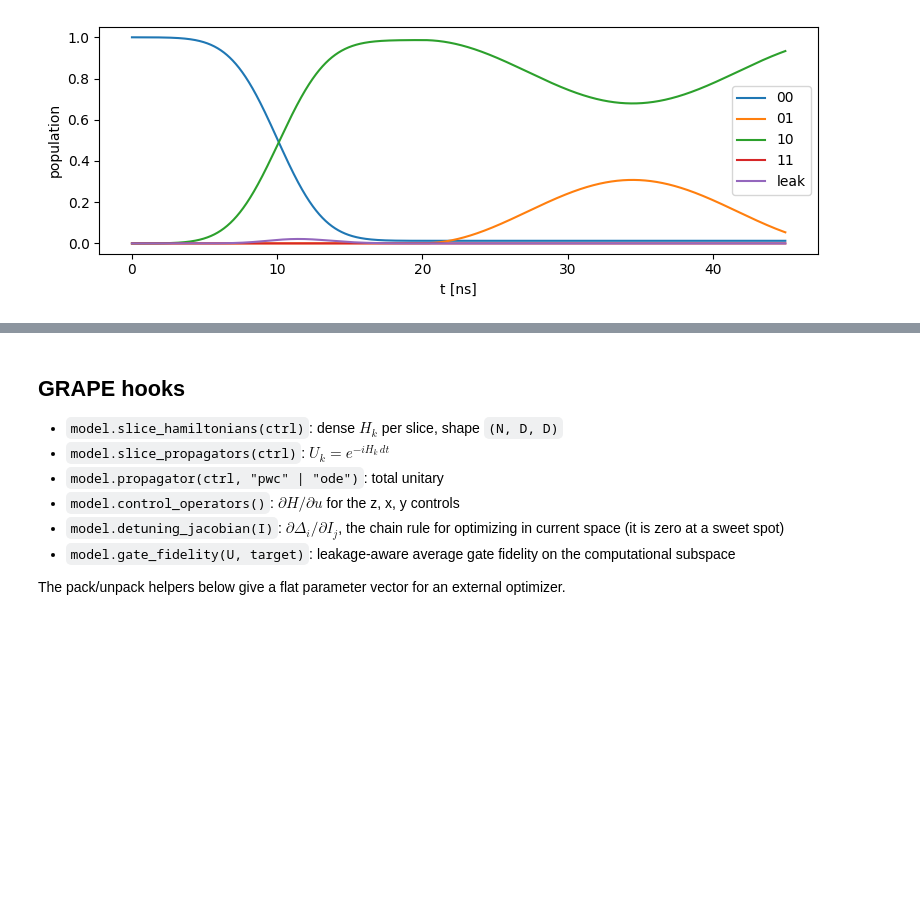
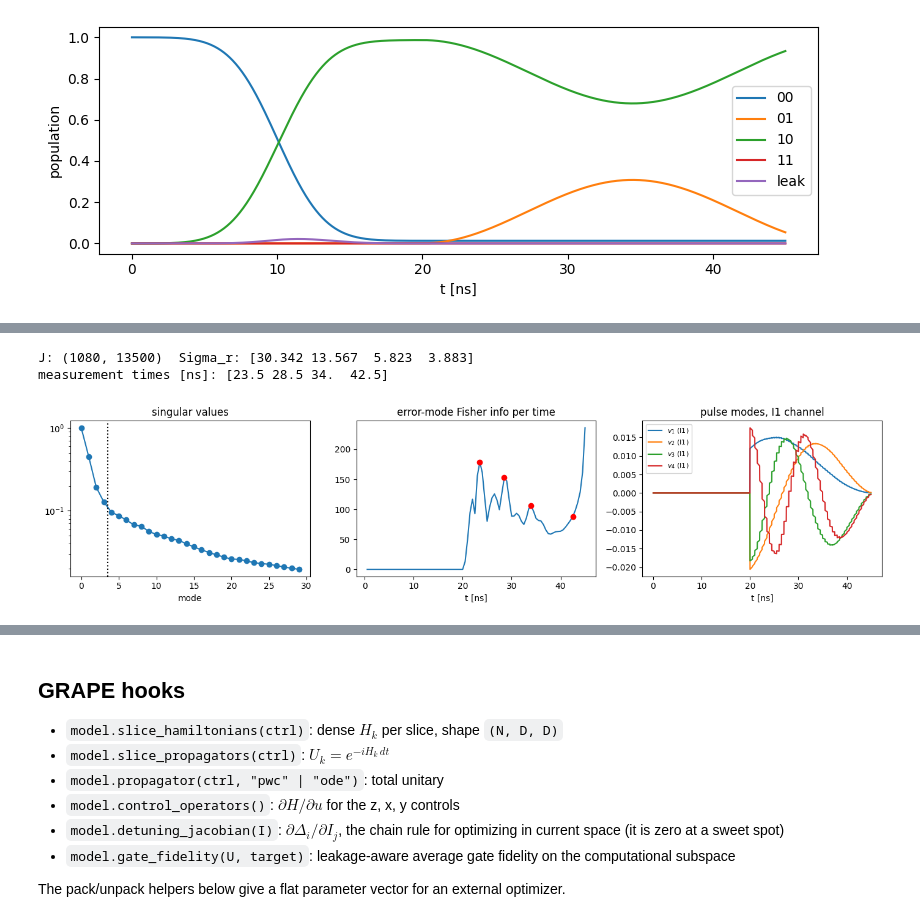
Before and after one commit to ndh3286-dev/SAN_ILC_ML_Project, a Jupyter notebook: Qutip_Sim.ipynb, the cells around one changed output, grey strips where cells are left out. Saved outputs shown, nothing was run; the diff lists cells and outputs as text; code cells hidden in the pictures; blank space fills up the shorter version.

```diff
--- a/Qutip_Sim.ipynb
+++ b/Qutip_Sim.ipynb
@@ -115,0 +127,33 @@ print({lab: round(float(p[-1]), 5) for lab, p in zip(labels, res.expect)})
+# %%
+from ilc import SVDILC, embedded_paulis, product_state, tracking_fidelity
+
+paulis = embedded_paulis(model)                                   # XI, IX, YI, IY, ZI, IZ
+states = [product_state(model, "0", "0"), product_state(model, "+", "+")]
+checkpoints = np.arange(25, ctrl.n_slices + 1, 25)                # candidate times every 0.5 ns
+
+ilc = SVDILC(model, states, list(paulis.values()), checkpoints)
+J, y_nom = ilc.compute_jacobian(ctrl)
+V_r, U_r, Sigma_r = ilc.compute_svd_basis(J, r_rank=4)
+
+SHOTS = 1000
+meas_pos, score = ilc.select_measurement_times(U_r, n_times=4, y_nom=y_nom, shots=SHOTS)
+meas_rows = ilc.rows_for_times(meas_pos)
+t_ck = checkpoints * ctrl.dt
+print("J:", J.shape, " Sigma_r:", np.round(Sigma_r, 3))
+print("measurement times [ns]:", t_ck[meas_pos])
+
+fig, ax = plt.subplots(1, 3, figsize=(14, 3.5))
+S_all = np.linalg.svd(J, compute_uv=False)
+ax[0].semilogy(S_all[:30] / S_all[0], "o-"); ax[0].axvline(3.5, color="k", ls=":")
+ax[0].set_title("singular values"); ax[0].set_xlabel("mode")
+ax[1].plot(t_ck, score); ax[1].plot(t_ck[meas_pos], score[meas_pos], "ro")
+ax[1].set_title("error-mode Fisher info per time"); ax[1].set_xlabel("t [ns]")
+modes = V_r.T.reshape(4, 6, -1) * ilc.scales[None, :, None]
+for i in range(4):
+    ax[2].plot(ctrl.t_mid, modes[i, 0], label=f"$v_{i+1}$ (I1)")
+ax[2].set_title("pulse modes, I1 channel"); ax[2].set_xlabel("t [ns]"); ax[2].legend(fontsize=8)
+plt.tight_layout()
+# %% [output]
+J: (1080, 13500)  Sigma_r: [30.342 13.567  5.823  3.883]
+measurement times [ns]: [23.5 28.5 34.  42.5]
+[figure, added]
```
Also changed, not shown: parts of 4 cells of this notebook, 3 other files.
